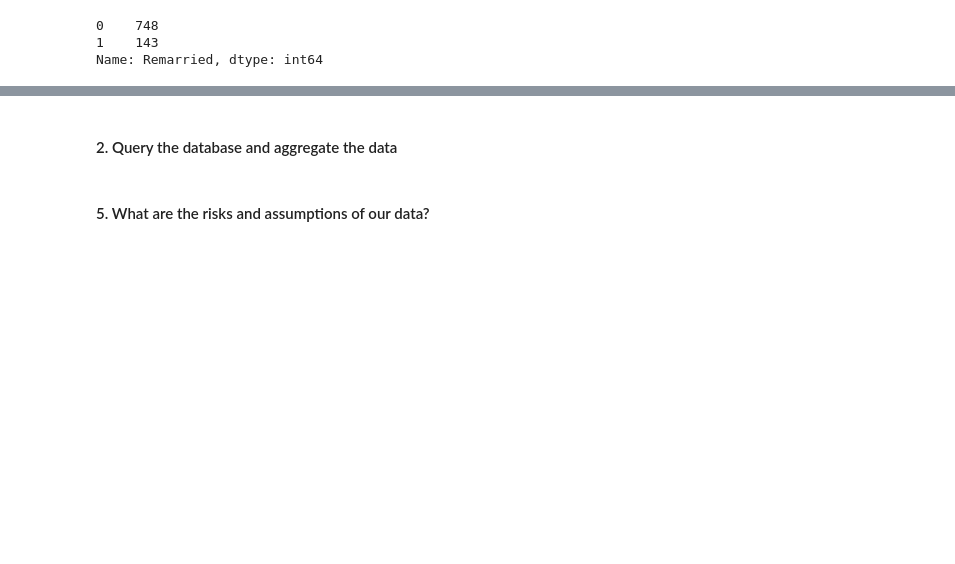
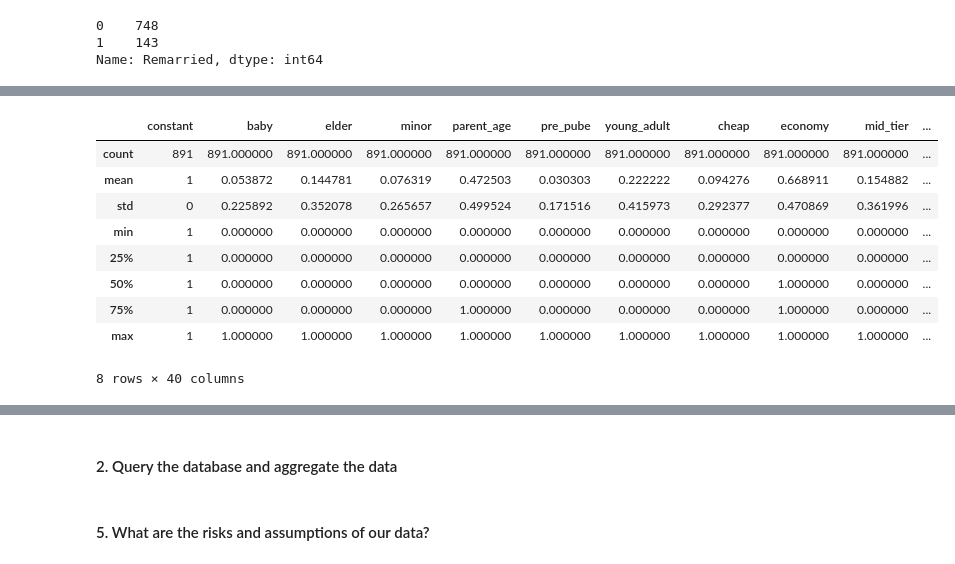
Before and after one commit to hudsonrio/GA_dsi-projects, a Jupyter notebook: projects/5th/Project5_working.ipynb, the cells around one changed output, grey strips where cells are left out. Cells and saved outputs as stored; diff of their text form; code cells hidden in the pictures; blank space fills up the shorter version.

Commit message:
pushing project 5 with completed features, just need to run models

```diff
--- a/projects/5th/Project5_working.ipynb
+++ b/projects/5th/Project5_working.ipynb
@@ -336,4 +313,10 @@ Name: Remarried, dtype: int64
 #need to consolidate SibSp, Parch into number of family members
 df['num_fam'] = df['SibSp']+ df['Parch']
 df['num_fam'].value_counts() #looks good
+df['num_fam_mod'] = df['num_fam'].apply(lambda x: x if x < 6 else 6) #grouping all families 6 and up
+fam_dums = pd.get_dummies(df['num_fam_mod'])
+fam_dums.columns = ['no_fam','1fam','2fam','3fam','4fam','5fam','6fam_ormore']
+df = pd.concat([df.drop(['num_fam_mod'],axis=1),fam_dums], axis = 1)
+fam_dums.head()
+# df.head()
 # %% [output]
@@ -349,0 +457,50 @@ Name: num_fam, dtype: int64
+# %%
+#for unknown values for deck, do I want an unknown column or do I just want nothing to be true?
+df['constant']=1
+X_scale = df.loc[:,['constant','age_scaled', 'fare_scaled', 'Remarried', 'Pclass2','Pclass3', 'Woman', 'Cabin', 'port_cabin','starboard_cabin', 'A', 'B', 'C', 'D', 'E', 'F', 'G', 'H','no_fam','1fam','2fam','3fam','4fam','5fam','6fam_ormore', 'Dr', 'Master', 'Military', 'Mr', 'Mrs', 'Ms','Rev']]
+#knn, SVM
+
+#logistic for dums - SibSp and Parch not in this
+X_dums = df.loc[:,['constant','baby','elder','minor','parent_age','pre_pube','young_adult', 'cheap','economy', 'mid_tier', 'expensive', 'exclusive', 'Remarried', 'Pclass2','Pclass3', 'Woman', 'Cabin', 'port_cabin','starboard_cabin', 'A', 'B', 'C', 'D', 'E', 'F', 'G', 'H','no_fam','1fam','2fam','3fam','4fam','5fam','6fam_ormore', 'Dr', 'Master', 'Military', 'Mr', 'Mrs', 'Ms','Rev']]
+
+#need to make dummies for starboard before moving on!
+
+
+y = df['Survived'].values
+
+
+def duplicate_columns(frame):
+    '''get rid of duplicate columns'''
+    groups = frame.columns.to_series().groupby(frame.dtypes).groups
+    dups = []
+    for t, v in groups.items():
+        dcols = frame[v].to_dict(orient="list")
+        vs = dcols.values()
+        ks = dcols.keys()
+        lvs = len(vs)
+        for i in range(lvs):
+            for j in range(i+1,lvs):
+                if vs[i] == vs[j]:
+                    dups.append(ks[i])
+                    break
+
+    return dups
+
+dups_dum = duplicate_columns(X_dums)
+dups_scale = duplicate_columns(X_scale)
+
+X_dums = X_dums.drop(dups_dum, axis=1)
+X_scale = X_scale.drop(dups_scale, axis=1)
+# %%
+X_dums.describe() #why are there duplicate columns here!!
+# %% [output]
+|  | constant | baby | elder | minor | parent_age | pre_pube | young_adult | cheap | economy | mid_tier | ... |
+| count | 891 | 891.000000 | 891.000000 | 891.000000 | 891.000000 | 891.000000 | 891.000000 | 891.000000 | 891.000000 | 891.000000 | ... |
+| mean | 1 | 0.053872 | 0.144781 | 0.076319 | 0.472503 | 0.030303 | 0.222222 | 0.094276 | 0.668911 | 0.154882 | ... |
+| std | 0 | 0.225892 | 0.352078 | 0.265657 | 0.499524 | 0.171516 | 0.415973 | 0.292377 | 0.470869 | 0.361996 | ... |
+| min | 1 | 0.000000 | 0.000000 | 0.000000 | 0.000000 | 0.000000 | 0.000000 | 0.000000 | 0.000000 | 0.000000 | ... |
+| 25% | 1 | 0.000000 | 0.000000 | 0.000000 | 0.000000 | 0.000000 | 0.000000 | 0.000000 | 0.000000 | 0.000000 | ... |
+| 50% | 1 | 0.000000 | 0.000000 | 0.000000 | 0.000000 | 0.000000 | 0.000000 | 0.000000 | 1.000000 | 0.000000 | ... |
+| 75% | 1 | 0.000000 | 0.000000 | 0.000000 | 1.000000 | 0.000000 | 0.000000 | 0.000000 | 1.000000 | 0.000000 | ... |
+| max | 1 | 1.000000 | 1.000000 | 1.000000 | 1.000000 | 1.000000 | 1.000000 | 1.000000 | 1.000000 | 1.000000 | ... |
+8 rows × 40 columns
```
Also changed, not shown: parts of 23 cells of this notebook, 6 other files.
